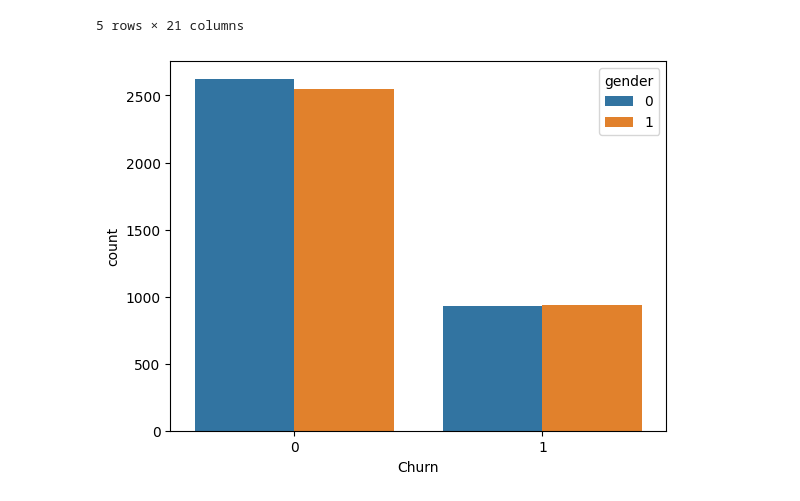
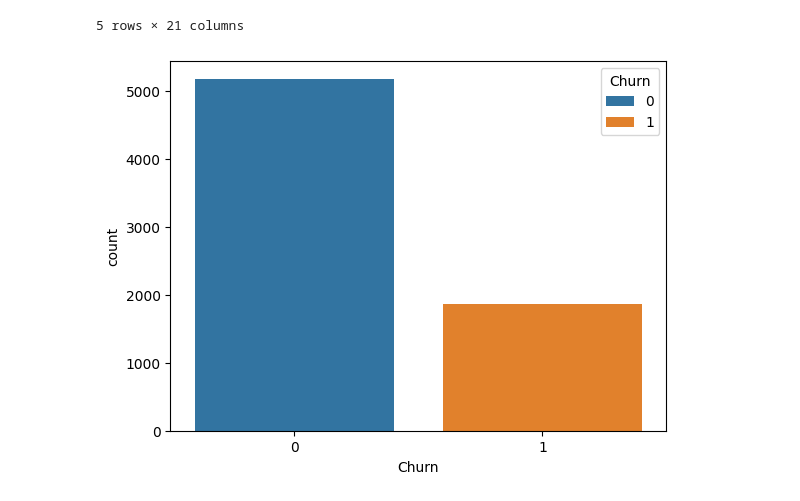
Before and after one commit to cafesmire/notebooks, a Jupyter notebook: telco_customer_churn/telco_customer_churn.ipynb, the cells around one changed output. Drawn from its saved outputs; the diff is of its cells as text; code cells hidden in the pictures.

```diff
--- a/telco_customer_churn/telco_customer_churn.ipynb
+++ b/telco_customer_churn/telco_customer_churn.ipynb
@@ -90,7 +90,7 @@ df.head()
 | 4 | 9237-HQITU | 1 | 0 | 0 | 0 | 2 | 1 | No | ... |
 5 rows × 21 columns
 # %%
-sns.countplot(df, x="Churn", hue="gender")
+sns.countplot(df, x="Churn", hue="Churn")
 plt.show()
 # %% [output]
-[figure, old version]
+[figure, new version]
```
Also changed, not shown: parts of 5 cells of this notebook.
